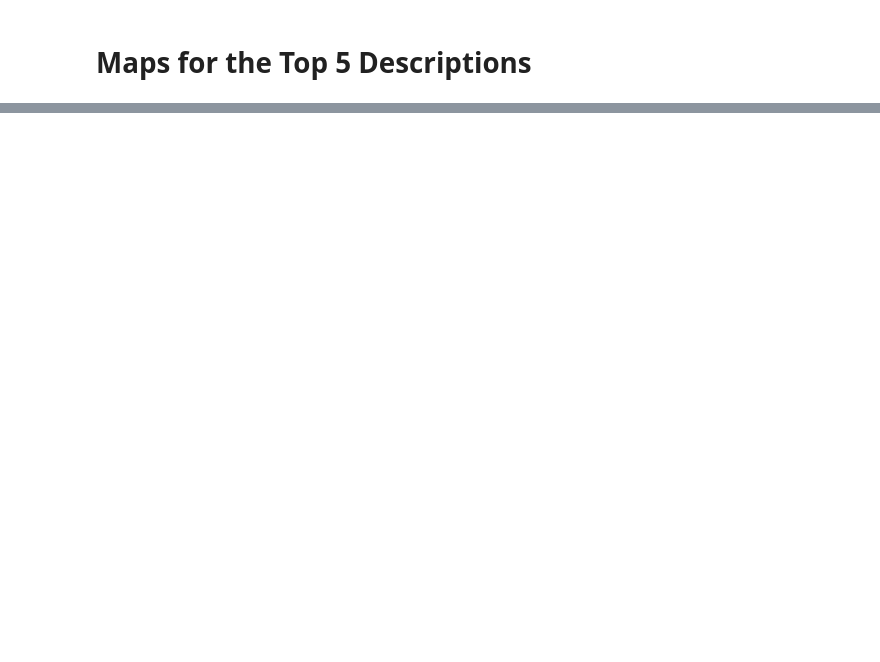
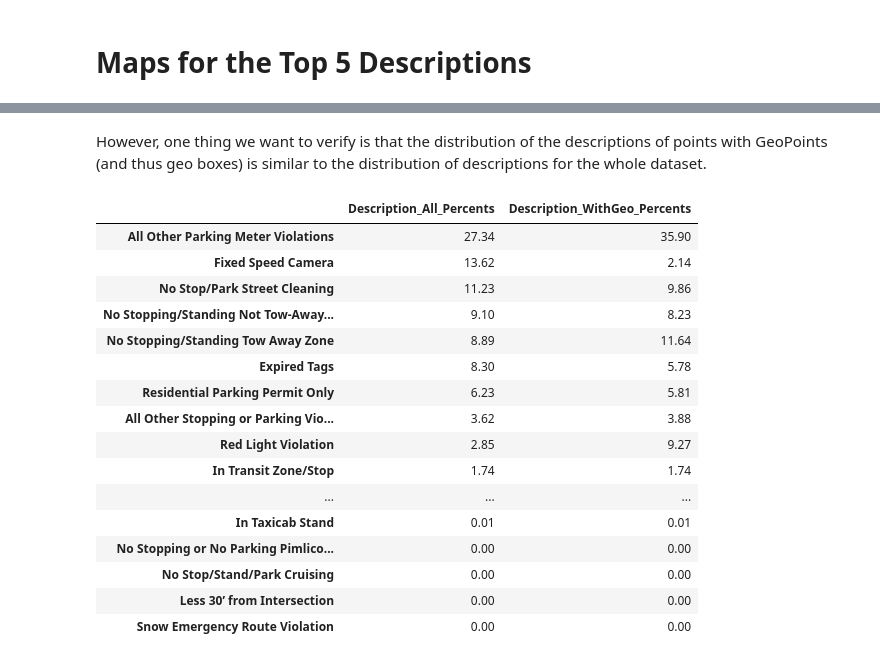
Before and after one commit to nichollsbr/baltimore-transit, a Jupyter notebook: Parking_Citations_Analysis.ipynb, the cells around one changed output, grey strips where cells are left out. Cells and saved outputs as stored; diff of their text form; code cells hidden in the pictures; blank space fills up the shorter version.

```diff
--- a/Parking_Citations_Analysis.ipynb
+++ b/Parking_Citations_Analysis.ipynb
@@ -89,0 +281,39 @@ foliumMapImageOfGeoJsonCounts(getGeoJsonForCountsForSeries(pc[pc["Description"]
+# %% [markdown]
+However, one thing we want to verify is that the distribution of the descriptions of points with GeoPoints (and thus geo boxes) is similar to the distribution of descriptions for the whole dataset.
+# %%
+all_counts = pc["Description"].value_counts().sort_index()
+records_with_geo_counts = pc[pc["GeoBox"].isnull()]["Description"].value_counts().sort_index()
+labels = all_counts.index.values
+all_count_vals = all_counts.values
+records_with_geo_counts_vals = records_with_geo_counts.values
+
+datadict = {
+    "Description_All_Percents" : [],
+    "Description_WithGeo_Percents": []
+}
+
+for i in range(len(labels)):
+    percent_all = float("{:.2f}".format(all_count_vals[i]/np.sum(all_count_vals)*100))
+    percent_geo = float("{:.2f}".format(records_with_geo_counts_vals[i]/np.sum(records_with_geo_counts_vals)*100))
+    datadict["Description_All_Percents"].append(percent_all)
+    datadict["Description_WithGeo_Percents"].append(percent_geo)
+
+pd.DataFrame(data = datadict, index = labels).sort_values(by = "Description_All_Percents", axis = 0, ascending = False)
+# %% [output]
+|  | Description_All_Percents | Description_WithGeo_Percents |
+| All Other Parking Meter Violations | 27.34 | 35.90 |
+| Fixed Speed Camera | 13.62 | 2.14 |
+| No Stop/Park Street Cleaning | 11.23 | 9.86 |
+| No Stopping/Standing Not Tow-Away... | 9.10 | 8.23 |
+| No Stopping/Standing Tow Away Zone | 8.89 | 11.64 |
+| Expired Tags | 8.30 | 5.78 |
+| Residential Parking Permit Only | 6.23 | 5.81 |
+| All Other Stopping or Parking Vio... | 3.62 | 3.88 |
+| Red Light Violation | 2.85 | 9.27 |
+| In Transit Zone/Stop | 1.74 | 1.74 |
+| ... | ... | ... |
+| In Taxicab Stand | 0.01 | 0.01 |
+| No Stopping or No Parking Pimlico... | 0.00 | 0.00 |
+| No Stop/Stand/Park Cruising | 0.00 | 0.00 |
+| Less 30’ from Intersection | 0.00 | 0.00 |
+| Snow Emergency Route Violation | 0.00 | 0.00 |
```
Also changed, not shown: parts of 26 cells of this notebook.
